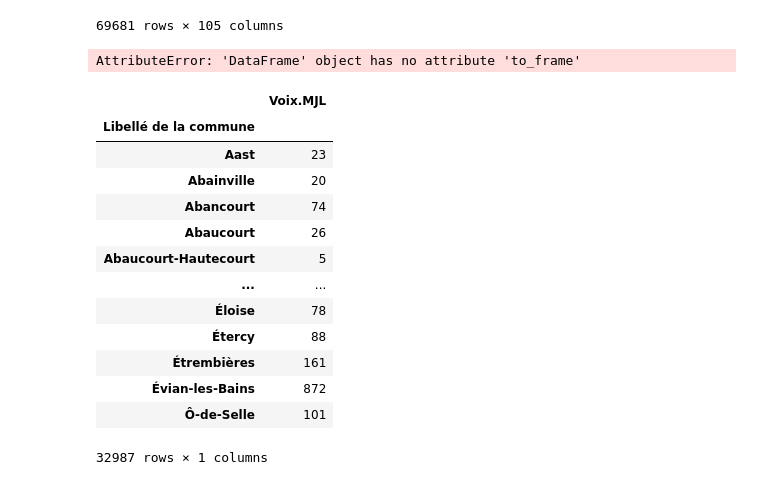
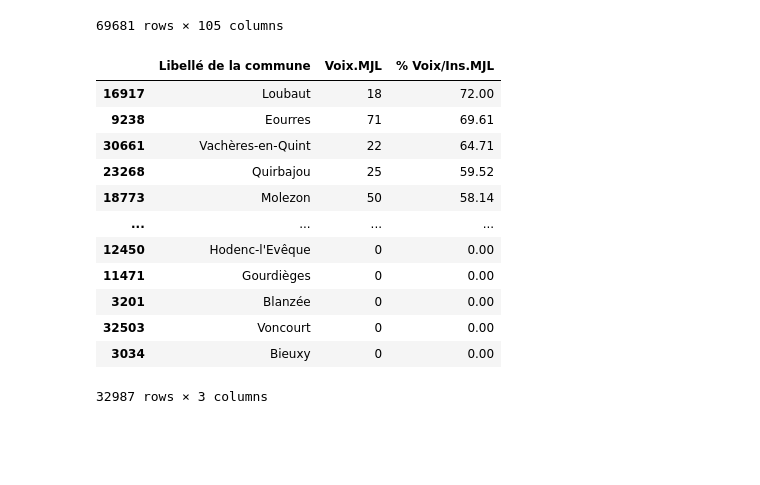
Before and after one commit to BaderEK/AnalyseDeDonnees, a Jupyter notebook: Groupe 2/Groupe 2/rendu.ipynb, the cells around one changed output. Drawn from its saved outputs; the diff is of its cells as text; code cells hidden in the pictures; blank space fills up the shorter version.

```diff
--- a/Groupe 2/Groupe 2/rendu.ipynb
+++ b/Groupe 2/Groupe 2/rendu.ipynb
@@ -301,32 +301,40 @@ segmentation
 | 69680 | ZZ | Français établis hors de France | 2 | 2ème circonscription | ... |
 69681 rows × 105 columns
 # %%
-def comm_prct(voix,prct,choix,asc):
-      tab = df[['Libellé de la commune', voix]]
-      tab1 = df[['Libellé de la commune', prct]]
+def comm_candidat(voix,prct,choix,asc):
+    tab = df[['Libellé de la commune', voix]]
+    tab1 = df[['Libellé de la commune', prct]]
 
-      frame = pd.DataFrame(tab)
-      frame1 = pd.DataFrame(tab1)
-      #frame2 = frame.merge(frame1)
+    frame = pd.DataFrame(tab)
+    frame1 = pd.DataFrame(tab1)
+
+    res = frame.groupby(["Libellé de la commune"]).sum()
+    a = res.reset_index()
+    res1 = frame1.groupby(["Libellé de la commune"]).mean()
+    b = res1.reset_index()
 
 
-      #res1 = frame.groupby(["Libellé de la commune"]).sum()
-      #res2 = frame1.groupby(["Libellé de la commune"]).mean()
+    total = a.merge(b)
 
-      #df1 = pd.DataFrame(res1)
-      #df2 = pd.DataFrame(res2)
-
-      #total = df1.merge(df2)
-
-      res2 = frame1.groupby(["Libellé de la commune"]).mean().to_frame(name = 'mean').reset_index()
-
-      if choix == 1 :
+    if choix == 1 :
             resultat = total.sort_values(by=voix,ascending=asc)
-      elif choix == 2 :
+    elif choix == 2 :
             resultat = total.sort_values(by=prct,ascending=asc)
 
-      return res2
+    return resultat
 # %%
-comm_prct('Voix.MJL','% Voix/Ins.MJL',1, False)
+comm_candidat('Voix.MJL','% Voix/Ins.MJL',2, False)
 # %% [output]
+|  | Libellé de la commune | Voix.MJL | % Voix/Ins.MJL |
+| 16917 | Loubaut | 18 | 72.00 |
+| 9238 | Eourres | 71 | 69.61 |
+| 30661 | Vachères-en-Quint | 22 | 64.71 |
+| 23268 | Quirbajou | 25 | 59.52 |
+| 18773 | Molezon | 50 | 58.14 |
+| ... | ... | ... | ... |
+| 12450 | Hodenc-l'Evêque | 0 | 0.00 |
+| 11471 | Gourdièges | 0 | 0.00 |
+| 3201 | Blanzée | 0 | 0.00 |
+| 32503 | Voncourt | 0 | 0.00 |
+| 3034 | Bieuxy | 0 | 0.00 |
-AttributeError: 'DataFrame' object has no attribute 'to_frame'
+32987 rows × 3 columns
@@ -351,17 +340,0 @@ def comm_prct(voix,prct):
-# %%
-comm_prct('Voix.MJL','% Voix/Ins.MJL')
-# %% [output]
-|  | Voix.MJL |
-| Libellé de la commune |  |
-| Aast | 23 |
-| Abainville | 20 |
-| Abancourt | 74 |
-| Abaucourt | 26 |
-| Abaucourt-Hautecourt | 5 |
-| ... | ... |
-| Éloise | 78 |
-| Étercy | 88 |
-| Étrembières | 161 |
-| Évian-les-Bains | 872 |
-| Ô-de-Selle | 101 |
-32987 rows × 1 columns
```
Also changed, not shown: parts of 1 cell of this notebook.
